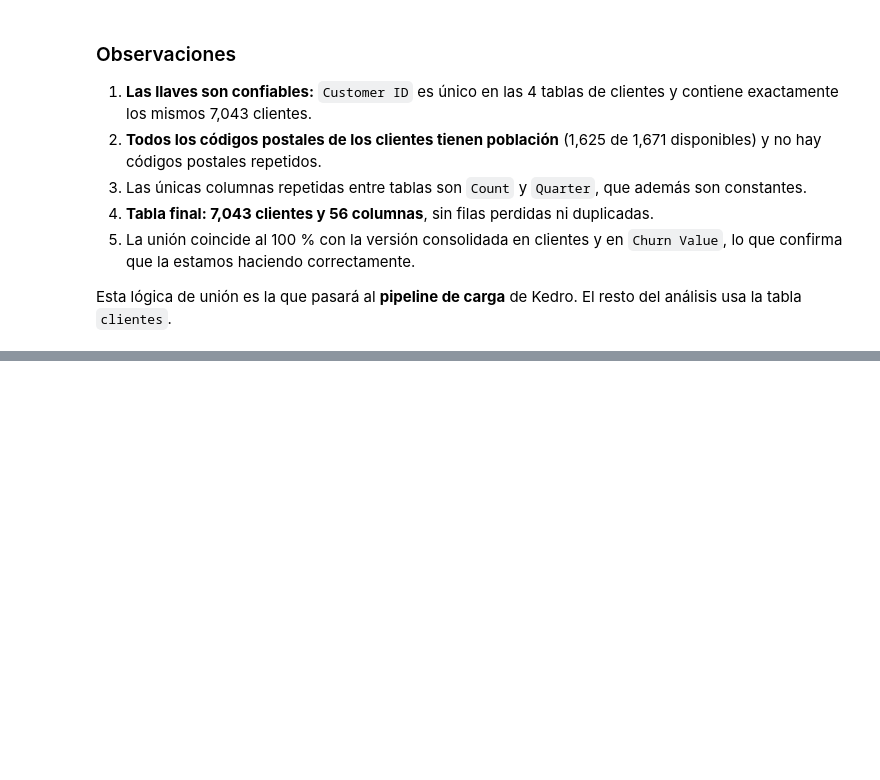
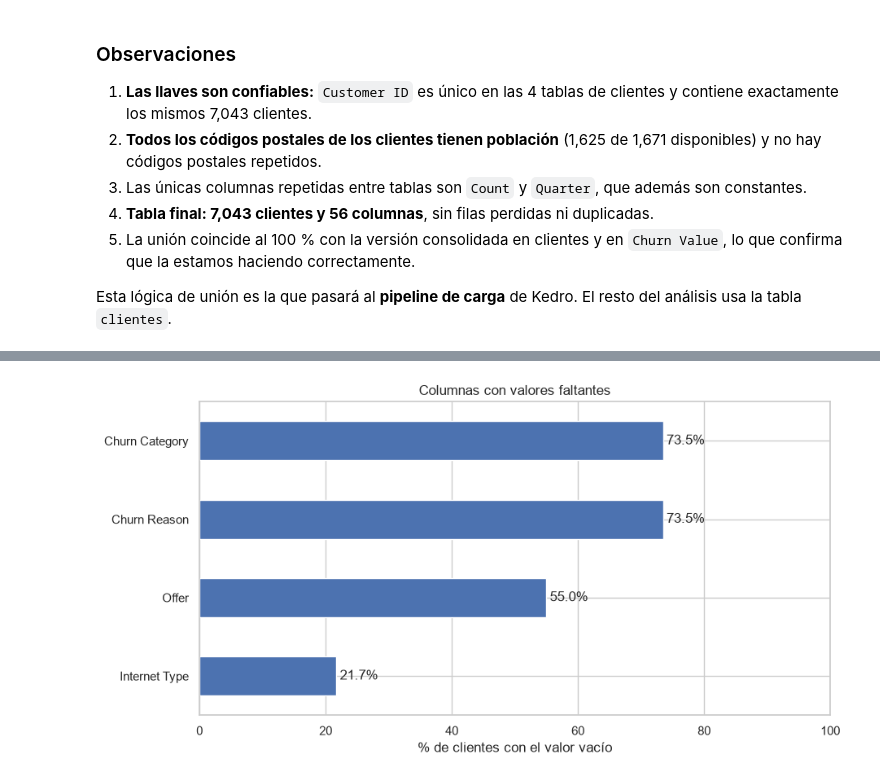
Before and after one commit to Antonio-3108/Proyecto-ML-for-Buisness, a Jupyter notebook: notebooks/01_exploracion.ipynb, the cells around one changed output, grey strips where cells are left out. Drawn from its saved outputs; the diff is of its cells as text; code cells hidden in the pictures; blank space fills up the shorter version.

Commit message:
Update 01_exploracion.ipynb
Verificacion de datos faltantes,duplicados y mantener la constencia

```diff
--- a/notebooks/01_exploracion.ipynb
+++ b/notebooks/01_exploracion.ipynb
@@ -430,0 +442,10 @@ resto del análisis usa la tabla `clientes`.
+# %%
+faltantes = (
+    clientes.isna()
+    .sum()
+    .to_frame("faltantes")
+    .assign(porcentaje=lambda df: (df["faltantes"] / len(clientes) * 100).round(1))
+    .query("faltantes > 0")
+    .sort_values("faltantes", ascending=False)
+)
+faltantes
@@ -430,0 +458,10 @@ resto del análisis usa la tabla `clientes`.
+# %%
+ax = faltantes["porcentaje"].plot.barh(color="#4C72B0")
+ax.invert_yaxis()
+ax.set_xlabel("% de clientes con el valor vacío")
+ax.set_title("Columnas con valores faltantes")
+ax.bar_label(ax.containers[0], fmt="%.1f%%", padding=3)
+ax.set_xlim(0, 100)
+plt.show()
+# %% [output]
+[figure, added]
```
Also changed, not shown: parts of 14 cells of this notebook.
